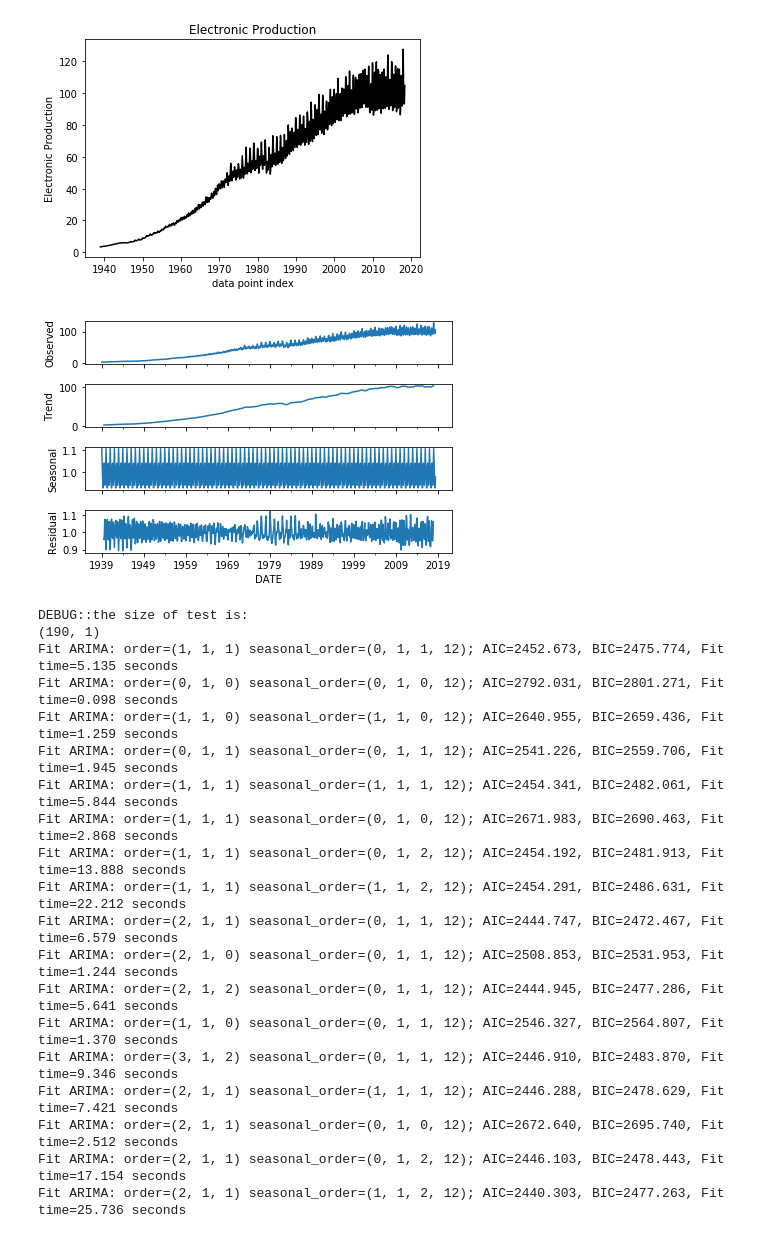
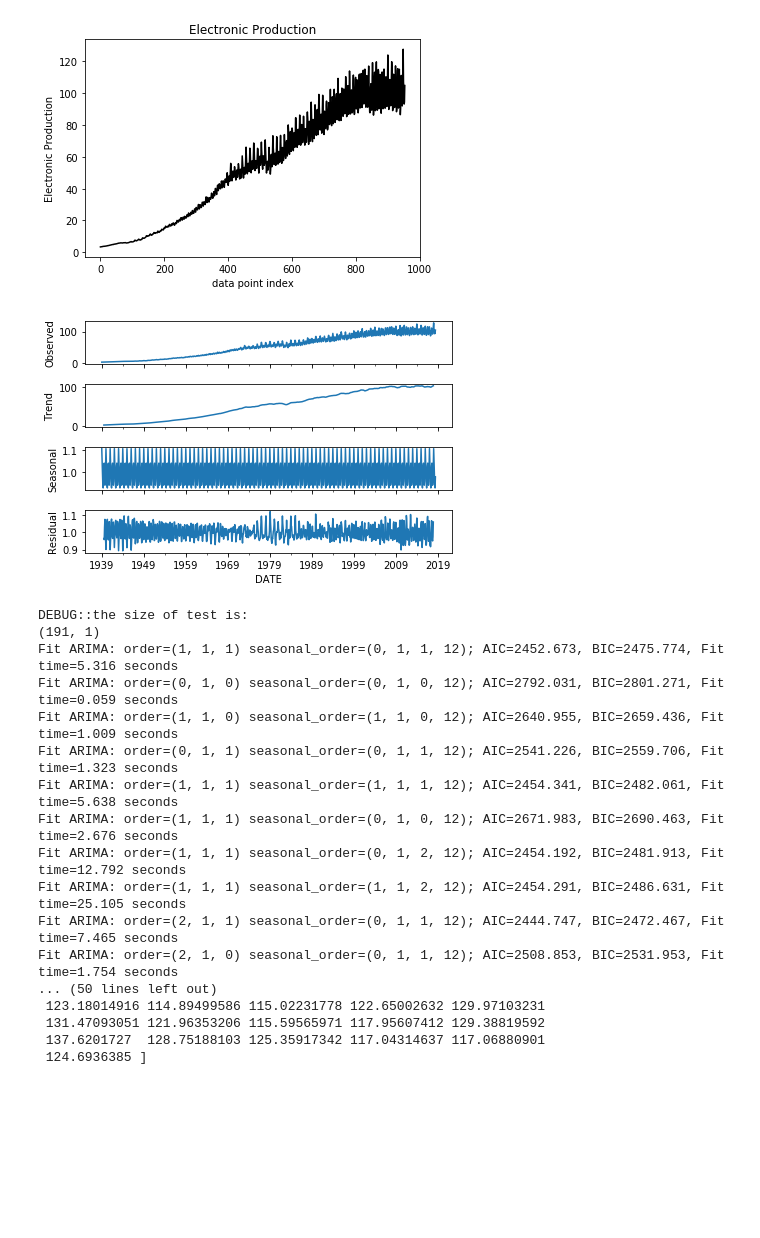
Before and after one commit to NewKnowledge/sloth, a Jupyter notebook: Sloth/scripts/Prediction/ARIMA Prediction Testing.ipynb, the cells around one changed output. Cells and saved outputs as stored; diff of their text form; code cells hidden in the pictures; blank space fills up the shorter version.

Commit message:
correct error in DecomposeSeriesSeasonal

```diff
--- a/Sloth/scripts/Prediction/ARIMA Prediction Testing.ipynb
+++ b/Sloth/scripts/Prediction/ARIMA Prediction Testing.ipynb
@@ -35,7 +35,7 @@ data_chl = pd.read_csv("datasets/0000_train_ts.csv",index_col=0)
 def plot_data(input_data, title):
     plt.figure()
     plt.subplot(1, 1, 1)
-    plt.plot(input_data.index, input_data.values, "k-")
+    plt.plot(input_data.values, "k-")
     plt.xlabel("data point index")
     plt.ylabel(title)
     plt.title(title)
@@ -43,9 +43,12 @@ def plot_data(input_data, title):
 # function that plots time series seasonal decomposition
 # parameters:
 #     input_data:                input data frame
-#     frequency:                 frequency of the time series
-def plot_seasonal(input_data, frequency):
-    result = Sloth.DecomposeSeriesSeasonal(input_data.index, input_data.values, frequency)
+#     frequency:                 frequency, or periodicity, of the time series
+def plot_seasonal(input_data, *frequency):
+    if not frequency:
+        result = Sloth.DecomposeSeriesSeasonal(input_data.index, input_data.values)
+    else:
+        result = Sloth.DecomposeSeriesSeasonal(input_data.index, input_data.values, frequency)
     fig = result.plot()
     plt.show()
 
@@ -53,20 +56,22 @@ def plot_seasonal(input_data, frequency):
 # parameters:
 #     input_data:                input data frame
 #     seasonal:                  boolean; whether data has seasonal component
-#     seasonal_differencing      period for seasonal differencing, same as frequency of time series
+#     seasonal_differencing      period for seasonal differencing
 
-def future_forecast(input_data, seasonal, seasonal_differencing):
+def future_forecast(input_data, seasonal, *seasonal_differencing):
 
     # use 80% of data as training data
     train_split = int(.8 * len(input_data))
     train = input_data[:train_split]
-    test = input_data[train_split+1:]
-
+    test = input_data[train_split:]
 
     print("DEBUG::the size of test is:")
     print(test.shape)
 
-    future_forecast = Sloth.PredictSeriesARIMA(train,test.shape[0],seasonal,seasonal_differencing)
+    if not seasonal_differencing:
+        future_forecast = Sloth.PredictSeriesARIMA(train,test.shape[0],seasonal)
+    else:
+        future_forecast = Sloth.PredictSeriesARIMA(train,test.shape[0],seasonal, seasonal_differencing)
 
     print("DEBUG::Future forecast:")
     print(future_forecast)
@@ -83,7 +88,6 @@ def future_forecast(input_data, seasonal, seasonal_differencing):
 def plot_future_forecast(input_data, future_forecast, title):
     train_split = int(.8 * len(input_data))
     test = input_data[train_split+1:]
-
     plt.subplot(2, 1, 1)
     plt.plot(pd.concat([test,future_forecast],axis=1).values)
     plt.xlabel("data point index")
@@ -94,33 +98,30 @@ def plot_future_forecast(input_data, future_forecast, title):
     plt.plot(pd.concat([input_data,future_forecast],axis=1).values)
     plt.xlabel("data point index")
     plt.ylabel(title)
-    plt.title(title)
     plt.show()
 # %%
 # plots and forecasting for electronic production
 plot_data(data_electronic, "Electronic Production")
 plot_seasonal(data_electronic, 12)
-future_forcast_electronic = future_forecast(data_electronic, True, 12)
+future_forecast_electronic = future_forecast(data_electronic, True, 12)
 plot_future_forecast(data_electronic, future_forecast_electronic, 'Electronic Production')
 # %% [output]
-[figure, old version]
+[figure, new version]
 [figure]
 DEBUG::the size of test is:
-(190, 1)
-Fit ARIMA: order=(1, 1, 1) seasonal_order=(0, 1, 1, 12); AIC=2452.673, BIC=2475.774, Fit time=5.135 seconds
-Fit ARIMA: order=(0, 1, 0) seasonal_order=(0, 1, 0, 12); AIC=2792.031, BIC=2801.271, Fit time=0.098 seconds
-Fit ARIMA: order=(1, 1, 0) seasonal_order=(1, 1, 0, 12); AIC=2640.955, BIC=2659.436, Fit time=1.259 seconds
-Fit ARIMA: order=(0, 1, 1) seasonal_order=(0, 1, 1, 12); AIC=2541.226, BIC=2559.706, Fit time=1.945 seconds
-Fit ARIMA: order=(1, 1, 1) seasonal_order=(1, 1, 1, 12); AIC=2454.341, BIC=2482.061, Fit time=5.844 seconds
-Fit ARIMA: order=(1, 1, 1) seasonal_order=(0, 1, 0, 12); AIC=2671.983, BIC=2690.463, Fit time=2.868 seconds
-Fit ARIMA: order=(1, 1, 1) seasonal_order=(0, 1, 2, 12); AIC=2454.192, BIC=2481.913, Fit time=13.888 seconds
-Fit ARIMA: order=(1, 1, 1) seasonal_order=(1, 1, 2, 12); AIC=2454.291, BIC=2486.631, Fit time=22.212 seconds
-Fit ARIMA: order=(2, 1, 1) seasonal_order=(0, 1, 1, 12); AIC=2444.747, BIC=2472.467, Fit time=6.579 seconds
-Fit ARIMA: order=(2, 1, 0) seasonal_order=(0, 1, 1, 12); AIC=2508.853, BIC=2531.953, Fit time=1.244 seconds
-Fit ARIMA: order=(2, 1, 2) seasonal_order=(0, 1, 1, 12); AIC=2444.945, BIC=2477.286, Fit time=5.641 seconds
-Fit ARIMA: order=(1, 1, 0) seasonal_order=(0, 1, 1, 12); AIC=2546.327, BIC=2564.807, Fit time=1.370 seconds
-Fit ARIMA: order=(3, 1, 2) seasonal_order=(0, 1, 1, 12); AIC=2446.910, BIC=2483.870, Fit time=9.346 seconds
-Fit ARIMA: order=(2, 1, 1) seasonal_order=(1, 1, 1, 12); AIC=2446.288, BIC=2478.629, Fit time=7.421 seconds
-Fit ARIMA: order=(2, 1, 1) seasonal_order=(0, 1, 0, 12); AIC=2672.640, BIC=2695.740, Fit time=2.512 seconds
-Fit ARIMA: order=(2, 1, 1) seasonal_order=(0, 1, 2, 12); AIC=2446.103, BIC=2478.443, Fit time=17.154 seconds
-Fit ARIMA: order=(2, 1, 1) seasonal_order=(1, 1, 2, 12); AIC=2440.303, BIC=2477.263, Fit time=25.736 seconds
+(191, 1)
+Fit ARIMA: order=(1, 1, 1) seasonal_order=(0, 1, 1, 12); AIC=2452.673, BIC=2475.774, Fit time=5.316 seconds
+Fit ARIMA: order=(0, 1, 0) seasonal_order=(0, 1, 0, 12); AIC=2792.031, BIC=2801.271, Fit time=0.059 seconds
+Fit ARIMA: order=(1, 1, 0) seasonal_order=(1, 1, 0, 12); AIC=2640.955, BIC=2659.436, Fit time=1.009 seconds
+Fit ARIMA: order=(0, 1, 1) seasonal_order=(0, 1, 1, 12); AIC=2541.226, BIC=2559.706, Fit time=1.323 seconds
+Fit ARIMA: order=(1, 1, 1) seasonal_order=(1, 1, 1, 12); AIC=2454.341, BIC=2482.061, Fit time=5.638 seconds
+Fit ARIMA: order=(1, 1, 1) seasonal_order=(0, 1, 0, 12); AIC=2671.983, BIC=2690.463, Fit time=2.676 seconds
+Fit ARIMA: order=(1, 1, 1) seasonal_order=(0, 1, 2, 12); AIC=2454.192, BIC=2481.913, Fit time=12.792 seconds
+Fit ARIMA: order=(1, 1, 1) seasonal_order=(1, 1, 2, 12); AIC=2454.291, BIC=2486.631, Fit time=25.105 seconds
+Fit ARIMA: order=(2, 1, 1) seasonal_order=(0, 1, 1, 12); AIC=2444.747, BIC=2472.467, Fit time=7.465 seconds
+Fit ARIMA: order=(2, 1, 0) seasonal_order=(0, 1, 1, 12); AIC=2508.853, BIC=2531.953, Fit time=1.754 seconds
+... (50 lines left out)
+ 123.18014916 114.89499586 115.02231778 122.65002632 129.97103231
+ 131.47093051 121.96353206 115.59565971 117.95607412 129.38819592
+ 137.6201727  128.75188103 125.35917342 117.04314637 117.06880901
+ 124.6936385 ]
```
Also changed, not shown: parts of 4 cells of this notebook, 1 other file.
